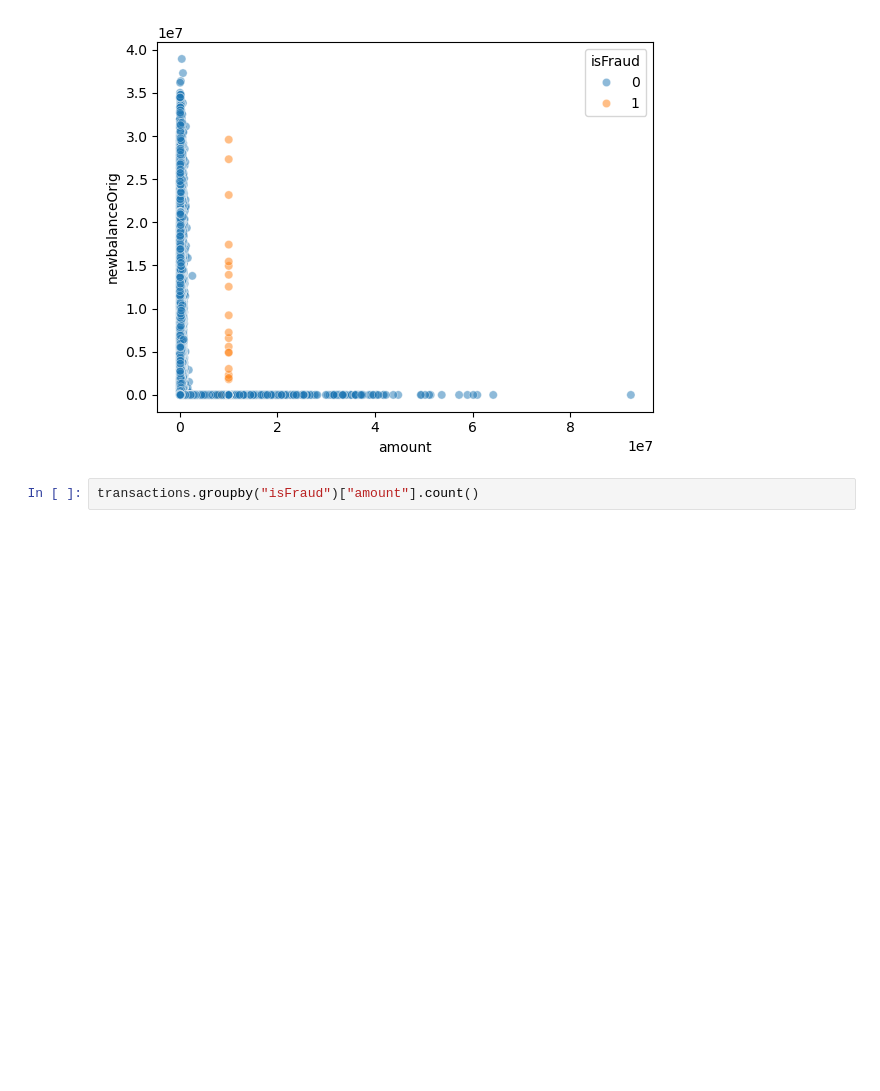
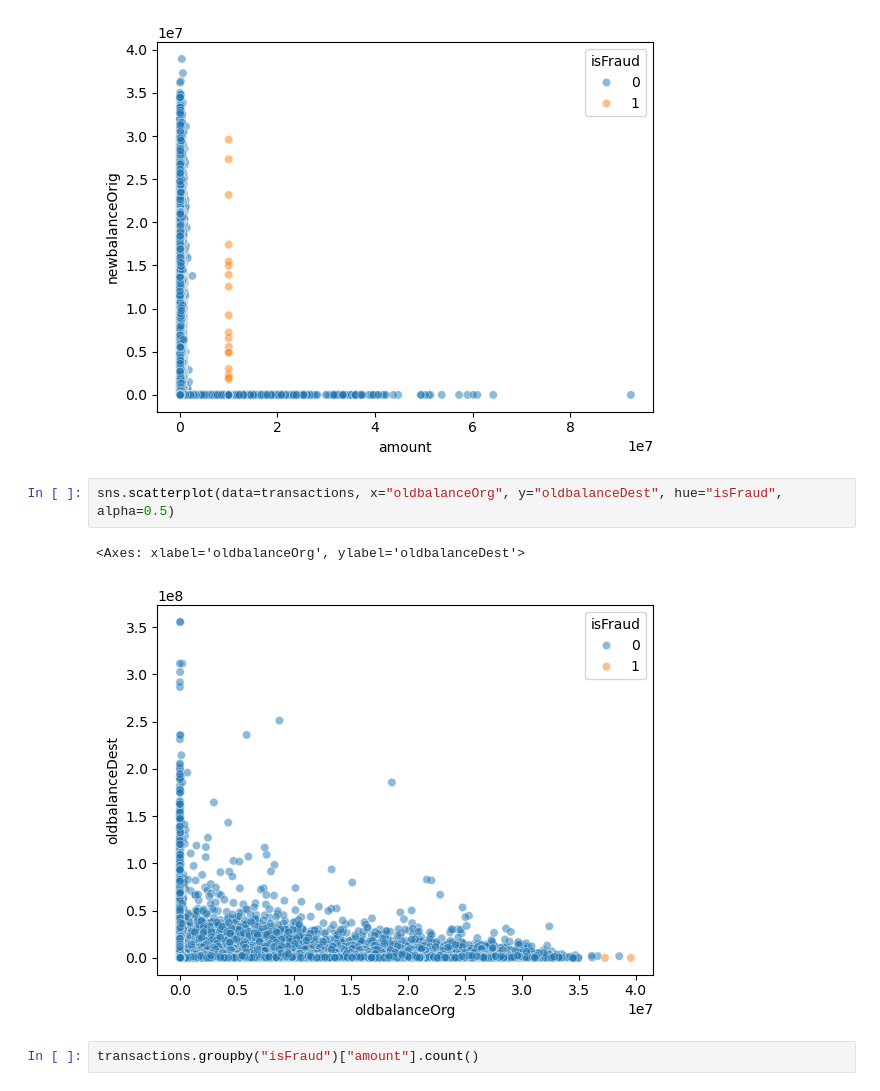
Before and after one commit to meifhuang/fraud_detection, a Jupyter notebook: notebooks/eda.ipynb, the cells around one changed output. Saved outputs shown, nothing was run; the diff lists cells and outputs as text; blank space fills up the shorter version.

```diff
--- a/notebooks/eda.ipynb
+++ b/notebooks/eda.ipynb
@@ -120,6 +115,11 @@ sns.scatterplot(data=transactions, x="amount", y="newbalanceOrig", hue="isFraud"
 # %% [output]
 <Axes: xlabel='amount', ylabel='newbalanceOrig'>
 [figure]
+# %%
+sns.scatterplot(data=transactions, x="oldbalanceOrg", y="oldbalanceDest", hue="isFraud", alpha=0.5)
+# %% [output]
+<Axes: xlabel='oldbalanceOrg', ylabel='oldbalanceDest'>
+[figure, added]
 # %%
 transactions.groupby("isFraud")["amount"].count()
 # %% [output]
```
Also changed, not shown: parts of 5 cells of this notebook, 2 other files.
